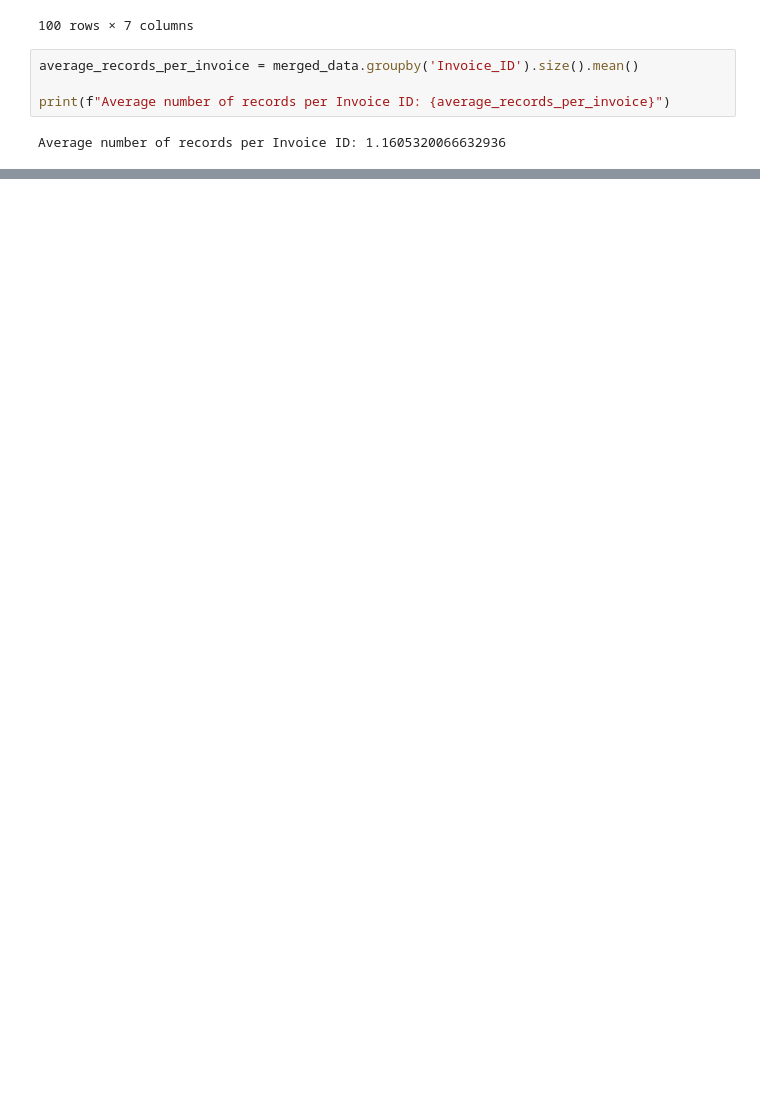
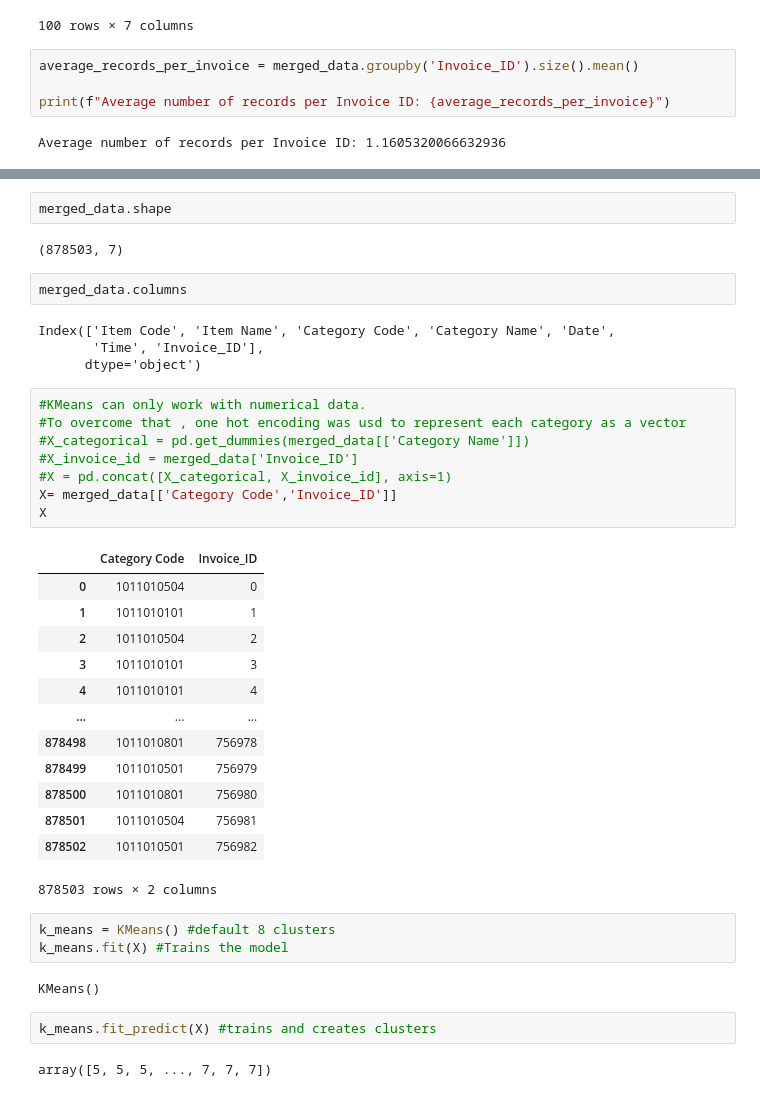
Before and after one commit to RumethSandinu/Project-connexa, a Jupyter notebook: Aslam/Dataset.ipynb, the cells around one changed output, grey strips where cells are left out. Cells and saved outputs as stored; diff of their text form; blank space fills up the shorter version.

```diff
--- a/Aslam/Dataset.ipynb
+++ b/Aslam/Dataset.ipynb
@@ -222,0 +232,41 @@ Average number of records per Invoice ID: 1.1605320066632936
+# %%
+merged_data.shape
+# %% [output]
+(878503, 7)
+# %%
+merged_data.columns
+# %% [output]
+Index(['Item Code', 'Item Name', 'Category Code', 'Category Name', 'Date',
+       'Time', 'Invoice_ID'],
+      dtype='object')
+# %%
+#KMeans can only work with numerical data.
+#To overcome that , one hot encoding was usd to represent each category as a vector
+#X_categorical = pd.get_dummies(merged_data[['Category Name']])
+#X_invoice_id = merged_data['Invoice_ID']
+#X = pd.concat([X_categorical, X_invoice_id], axis=1)
+X= merged_data[['Category Code','Invoice_ID']]
+X
+# %% [output]
+|  | Category Code | Invoice_ID |
+| 0 | 1011010504 | 0 |
+| 1 | 1011010101 | 1 |
+| 2 | 1011010504 | 2 |
+| 3 | 1011010101 | 3 |
+| 4 | 1011010101 | 4 |
+| ... | ... | ... |
+| 878498 | 1011010801 | 756978 |
+| 878499 | 1011010501 | 756979 |
+| 878500 | 1011010801 | 756980 |
+| 878501 | 1011010504 | 756981 |
+| 878502 | 1011010501 | 756982 |
+878503 rows × 2 columns
+# %%
+k_means = KMeans() #default 8 clusters
+k_means.fit(X) #Trains the model
+# %% [output]
+KMeans()
+# %%
+k_means.fit_predict(X) #trains and creates clusters
+# %% [output]
+array([5, 5, 5, ..., 7, 7, 7])
```
Also changed, not shown: parts of 9 cells of this notebook.
